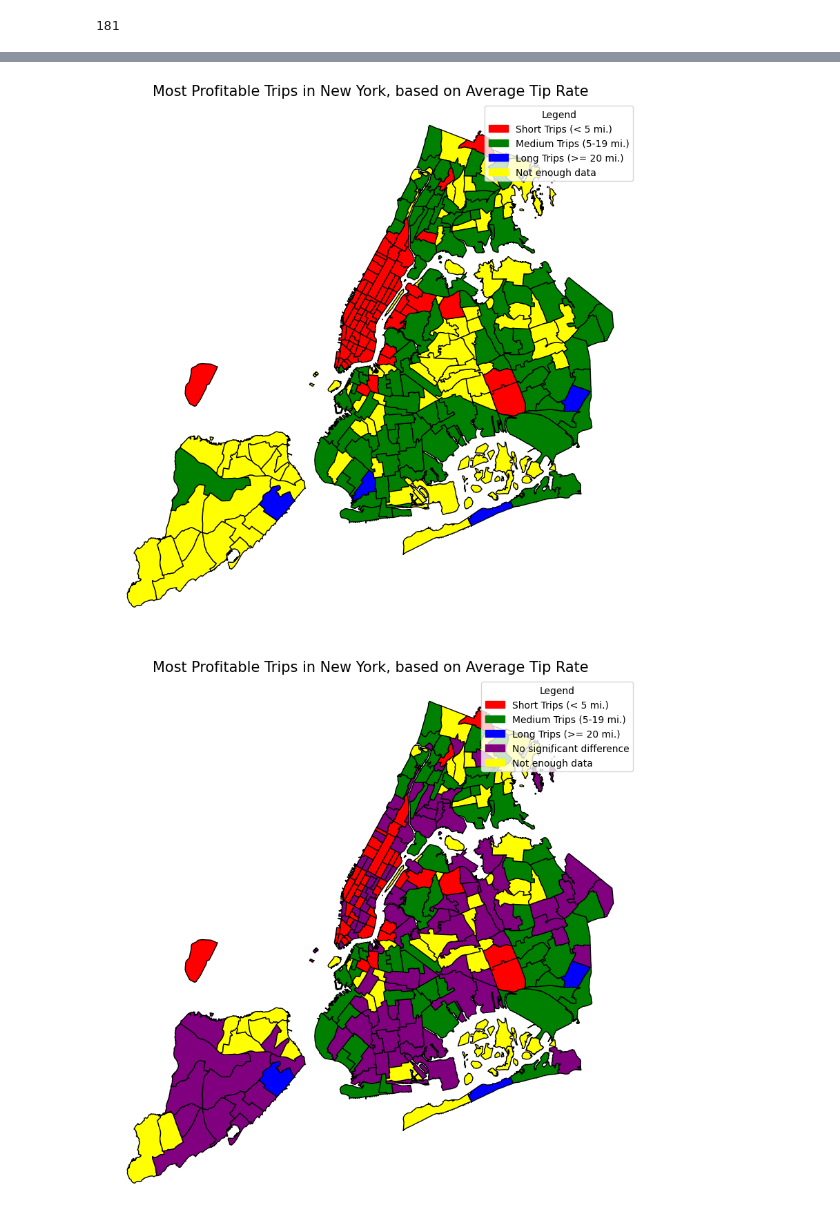
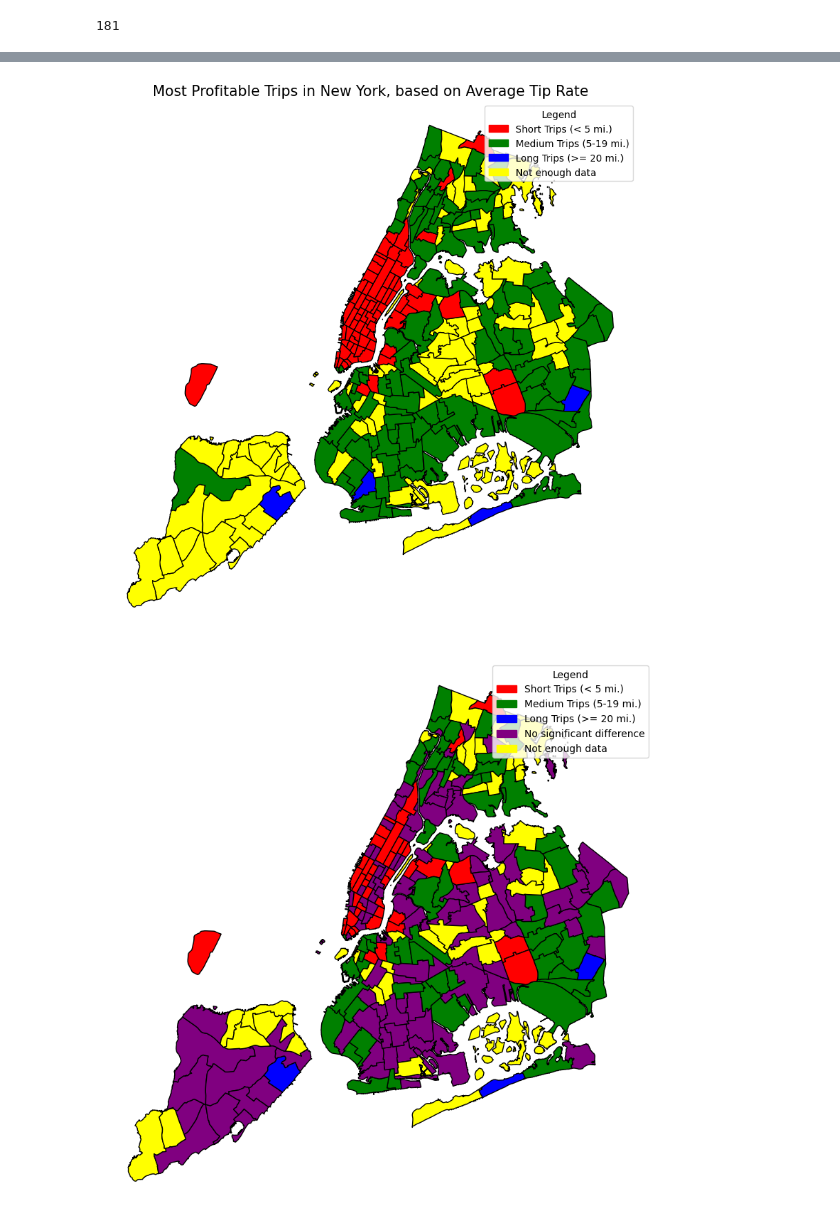
Before and after one commit to Aleyssu/CabBoost, a Jupyter notebook: kevin_rq3.ipynb, the cells around one changed output, grey strips where cells are left out. Saved outputs shown, nothing was run; the diff lists cells and outputs as text; code cells hidden in the pictures.

```diff
--- a/kevin_rq3.ipynb
+++ b/kevin_rq3.ipynb
@@ -666,35 +664,35 @@ legend_handles = [
 ax.legend(handles=legend_handles, title='Legend', loc='upper right')
 
 ax.set_title("Most Profitable Trips in New York, based on Average Tip Rate", fontsize=15)
 ax.set_axis_off()  # Hide the axis
 
 # Show the plot
 plt.show()
 
 gdf['is_statistically_significant'] = res_df['is_statistically_significant']
 gdf.loc[gdf['is_statistically_significant'] == False, 'color'] = 'purple'
 
 fig, ax = plt.subplots(figsize=(10, 10))
 gdf.plot(ax=ax, color=gdf['color'], edgecolor='black')
 
 legend_handles = [
     Patch(color='red', label=f'Short Trips (< 5 mi.)'),
     Patch(color='green', label=f'Medium Trips (5-19 mi.)'),
     Patch(color='blue', label=f'Long Trips (>= 20 mi.)'),
     Patch(color='purple', label=f'No significant difference'),
     Patch(color='yellow', label=f'Not enough data')
 ]
 
 ax.legend(handles=legend_handles, title='Legend', loc='upper right')
 
-ax.set_title("Most Profitable Trips in New York, based on Average Tip Rate", fontsize=15)
+# ax.set_title("Most Profitable Trips in New York, based on Average Tip Rate", fontsize=15)
 ax.set_axis_off()  # Hide the axis
 
 # Show the plot
 plt.show()
 # %% [output]
 [figure]
-[figure, old version]
+[figure, new version]
 # %%
 print(res_df['max_bin'].value_counts())
 # %% [output]
```
Also changed, not shown: parts of 26 cells of this notebook, 4 other files.
